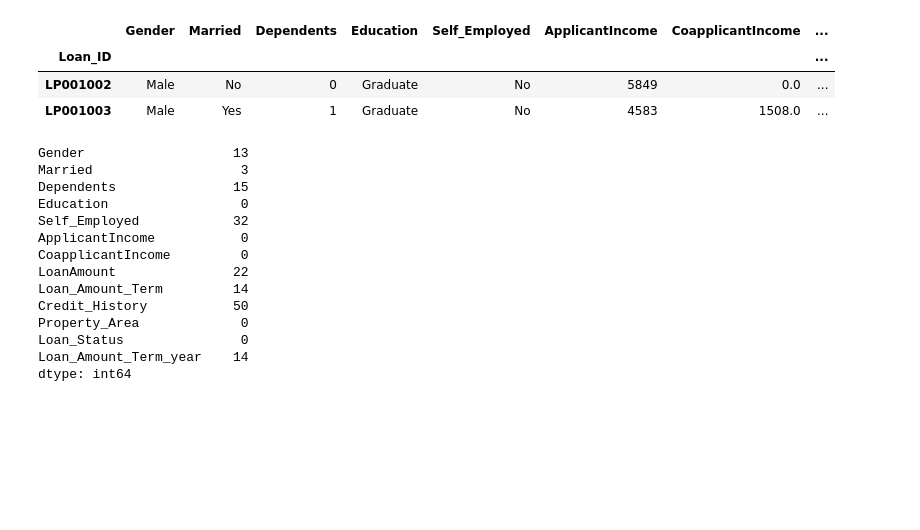
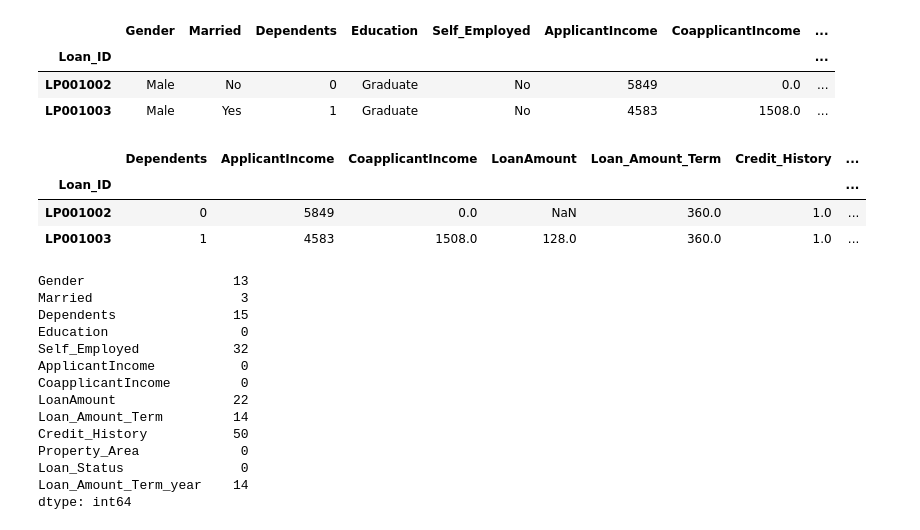
Before and after one commit to Cunyie08/module_3, a Jupyter notebook: module_3_tasks/kanyisola_fagbayi_task_25_home_dataset/home_loan_data_eda.ipynb, the cells around one changed output. Saved outputs shown, nothing was run; the diff lists cells and outputs as text; code cells hidden in the pictures; blank space fills up the shorter version.

```diff
--- a/module_3_tasks/kanyisola_fagbayi_task_25_home_dataset/loan_data_eda.ipynb
+++ b/module_3_tasks/kanyisola_fagbayi_task_25_home_dataset/home_loan_data_eda.ipynb
@@ -690,12 +678,17 @@ df_train.head(2)
 | LP001002 | Male | No | 0 | Graduate | No | 5849 | 0.0 | ... |
 | LP001003 | Male | Yes | 1 | Graduate | No | 4583 | 1508.0 | ... |
 # %%
-# # Lets find the numerical features
-# num_features = loan_train_data.select_dtypes(include=['Int64', 'Float64']).columns
+# Lets find the numerical features
+num_features = loan_train_data.select_dtypes(include=['Int64', 'Float64']).columns
 
-# # Convert to dataframe
-# num_features = pd.DataFrame(loan_train_data[num_features])
-# num_features.head(2)
+# Convert to dataframe
+num_features = pd.DataFrame(loan_train_data[num_features])
+num_features.head(2)
+# %% [output]
+|  | Dependents | ApplicantIncome | CoapplicantIncome | LoanAmount | Loan_Amount_Term | Credit_History | ... |
+| Loan_ID |  |  |  |  |  |  | ... |
+| LP001002 | 0 | 5849 | 0.0 | NaN | 360.0 | 1.0 | ... |
+| LP001003 | 1 | 4583 | 1508.0 | 128.0 | 360.0 | 1.0 | ... |
 # %%
 df_train.isna().sum()
 # %% [output]
```
Also changed, not shown: parts of 13 cells of this notebook, 2 other files.
